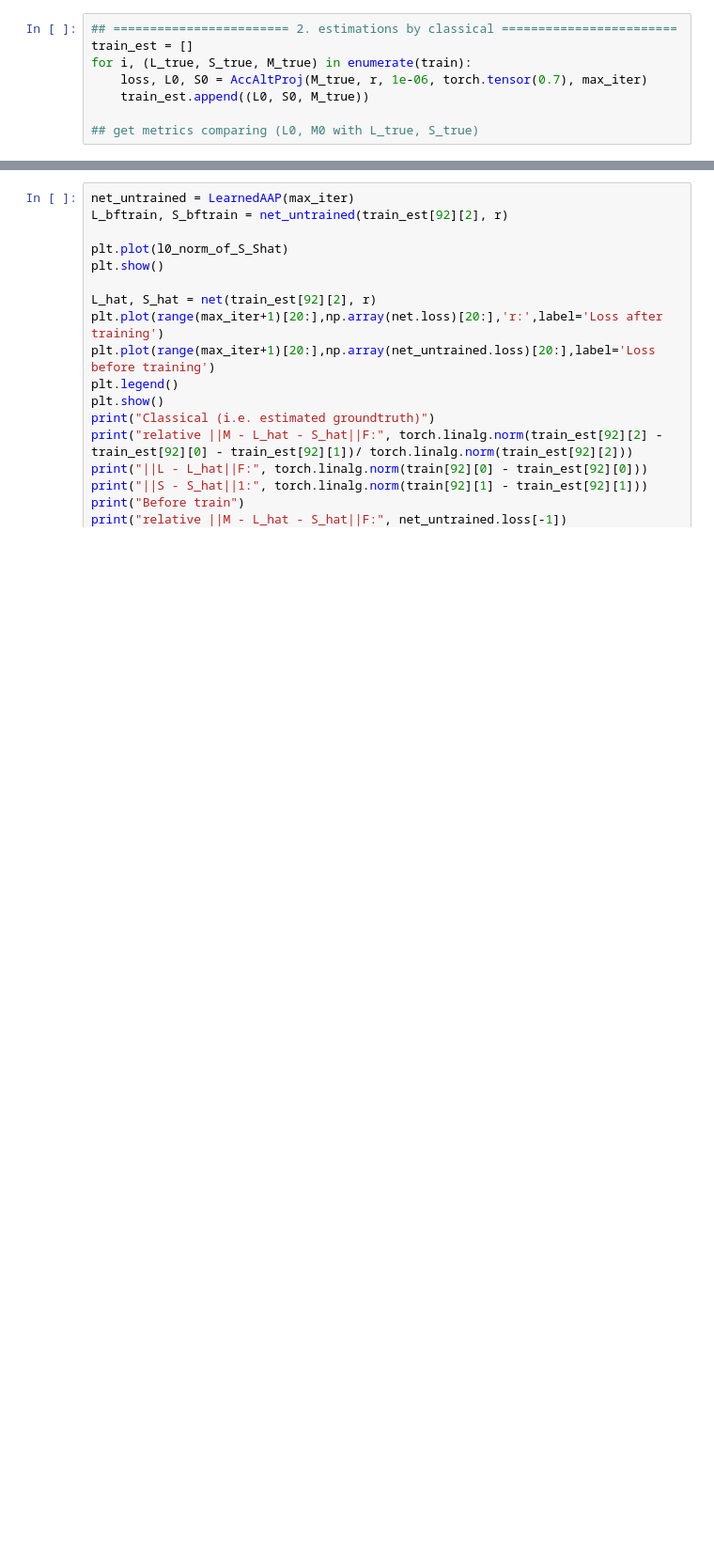
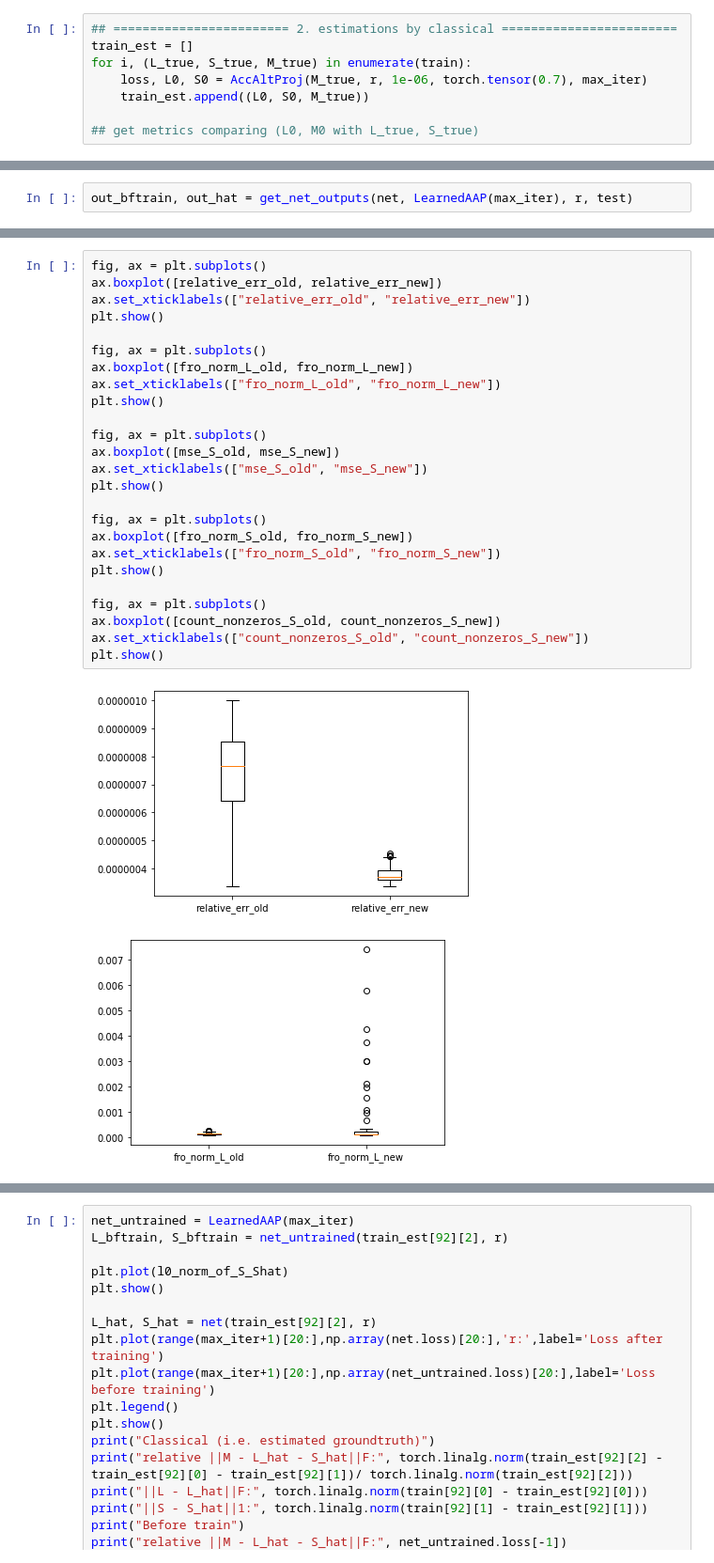
Before and after one commit to elitanzc/FYP, a Jupyter notebook: Learned_AccAltProj.ipynb, the cells around one changed output, grey strips where cells are left out. Shown at 94% size. Drawn from its saved outputs; the diff is of its cells as text; blank space fills up the shorter version.

```diff
--- a/Learned_AccAltProj.ipynb
+++ b/Learned_AccAltProj.ipynb
@@ -206,0 +314,2 @@ Finished Training
+# %%
+out_bftrain, out_hat = get_net_outputs(net, LearnedAAP(max_iter), r, test)
@@ -206,0 +345,28 @@ Finished Training
+# %%
+fig, ax = plt.subplots()
+ax.boxplot([relative_err_old, relative_err_new])
+ax.set_xticklabels(["relative_err_old", "relative_err_new"])
+plt.show()
+
+fig, ax = plt.subplots()
+ax.boxplot([fro_norm_L_old, fro_norm_L_new])
+ax.set_xticklabels(["fro_norm_L_old", "fro_norm_L_new"])
+plt.show()
+
+fig, ax = plt.subplots()
+ax.boxplot([mse_S_old, mse_S_new])
+ax.set_xticklabels(["mse_S_old", "mse_S_new"])
+plt.show()
+
+fig, ax = plt.subplots()
+ax.boxplot([fro_norm_S_old, fro_norm_S_new])
+ax.set_xticklabels(["fro_norm_S_old", "fro_norm_S_new"])
+plt.show()
+
+fig, ax = plt.subplots()
+ax.boxplot([count_nonzeros_S_old, count_nonzeros_S_new])
+ax.set_xticklabels(["count_nonzeros_S_old", "count_nonzeros_S_new"])
+plt.show()
+# %% [output]
+[figure, added]
+[figure, added]
```
Also changed, not shown: parts of 12 cells of this notebook, 1 other file.
